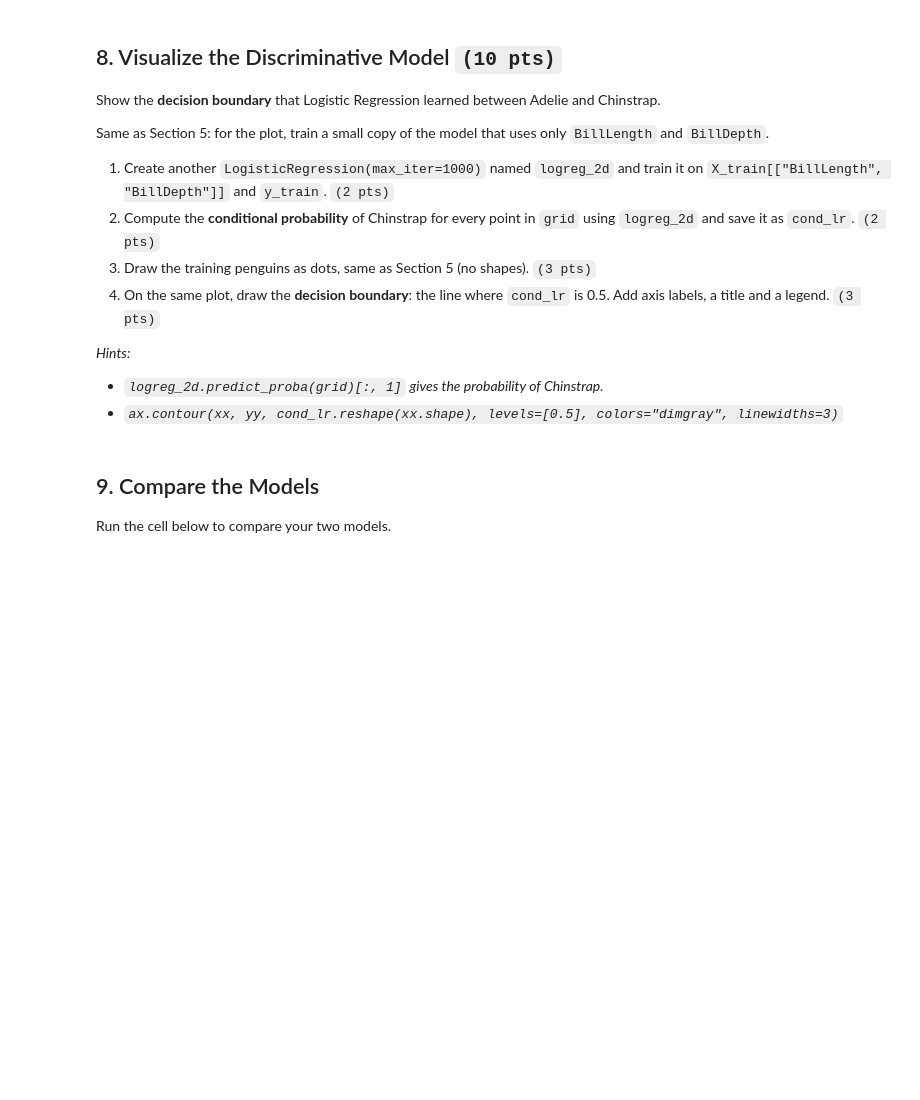
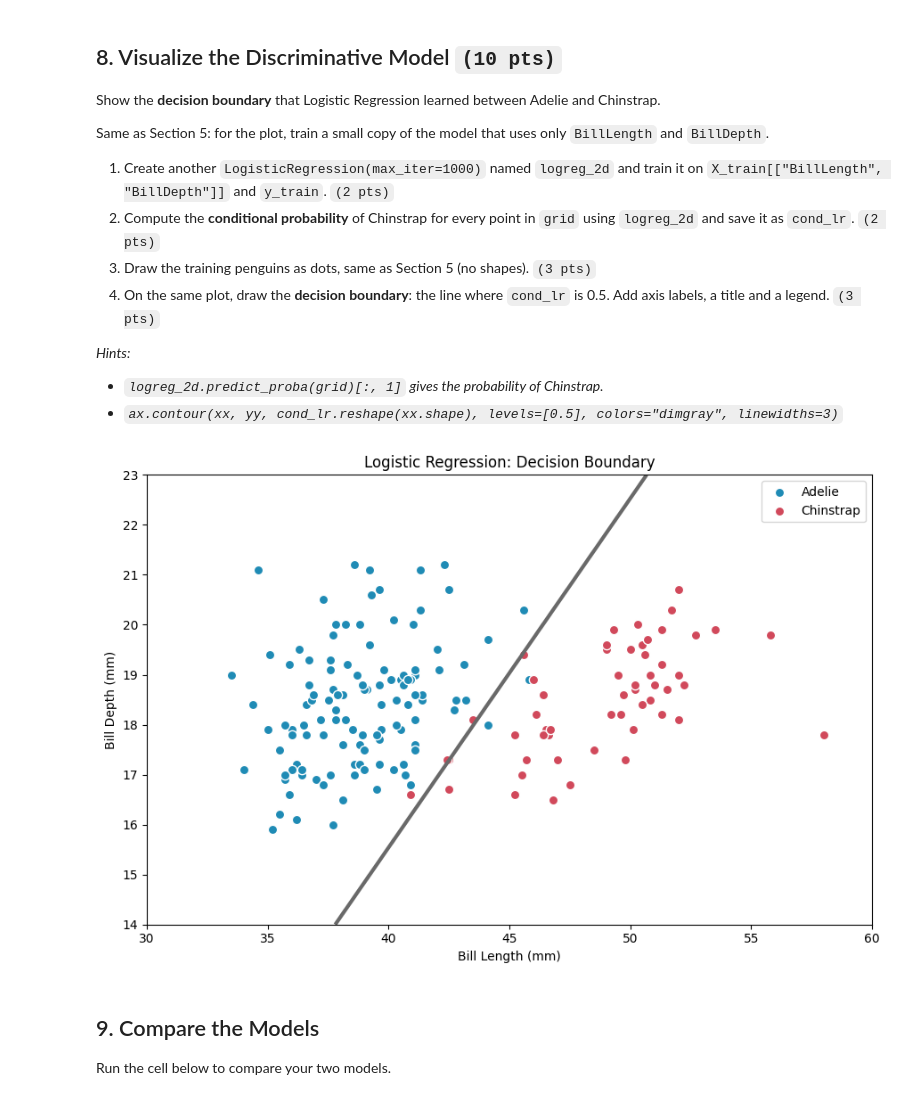
Before and after one commit to ohmrcl1218/MACASINAG_SY.26-27_CCADMACL_EXERCISES, a Jupyter notebook: EXERCISE_1_MACASINAG.ipynb, the cells around one changed output. Drawn from its saved outputs; the diff is of its cells as text; code cells hidden in the pictures; blank space fills up the shorter version.

```diff
--- a/EXERCISE_1_MACASINAG.ipynb
+++ b/EXERCISE_1_MACASINAG.ipynb
@@ -174,0 +237,3 @@ We will use `LogisticRegression`.
+# %%
+logreg = LogisticRegression(max_iter=1000)
+logreg.fit(X_train, y_train)
@@ -199,3 +268,37 @@ Same as Section 5: for the plot, train a small copy of the model that uses only
+# %%
+logreg_2d = LogisticRegression(max_iter=1000)
+logreg_2d.fit(X_train[["BillLength", "BillDepth"]], y_train)
+
+cond_lr = logreg_2d.predict_proba(grid)[:, 1]
+
+fig, ax = plt.subplots(figsize=(9, 6))
+
+for k in [0, 1]:
+    penguin_group = train[train["Species"] == k]
+    ax.scatter(
+        penguin_group["BillLength"],
+        penguin_group["BillDepth"],
+        c=colors[k],
+        edgecolors="white",
+        s=55,
+        label=labels[k]
+    )
+
+ax.contour(
+    xx, yy, cond_lr.reshape(xx.shape),
+    levels=[0.5],
+    colors="dimgray",
+    linewidths=3
+)
+
+ax.set_xlabel("Bill Length (mm)")
+ax.set_ylabel("Bill Depth (mm)")
+ax.set_title("Logistic Regression: Decision Boundary")
+ax.legend()
+plt.tight_layout()
+plt.show()
+# %% [output]
+[figure, added]
 # %% [markdown]
 ## 9. Compare the Models
 
```
Also changed, not shown: parts of 15 cells of this notebook.
